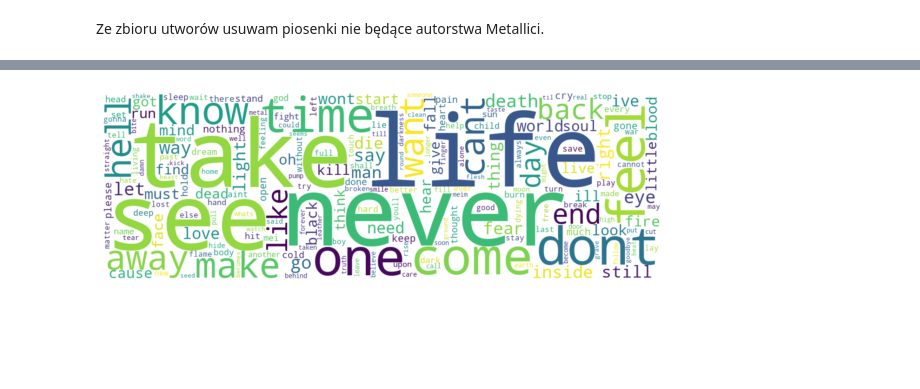
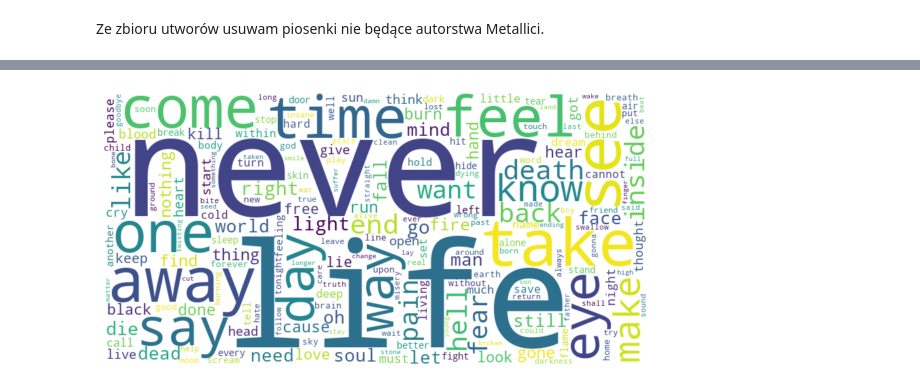
Before and after one commit to WickedSero/text_mining_metallica_lyrics_nlp, a Jupyter notebook: Text mining - projekt.ipynb, the cells around one changed output, grey strips where cells are left out. Cells and saved outputs as stored; diff of their text form; code cells hidden in the pictures; blank space fills up the shorter version.

```diff
--- a/Text mining - projekt.ipynb
+++ b/Text mining - projekt.ipynb
@@ -221,19 +209,19 @@ words_sorted.head(20)
 # %%
 #tworzy słownik z df
 word_freq = dict(zip(words_sorted['words'], words_sorted['frequency']))
 
 font_path = 'C:/Windows/Fonts/arial.ttf'
 
 # Generowanie chmury słów
-wordcloud = WordCloud(width=1200, height=400, background_color='white').generate_from_frequencies(word_freq)
+wordcloud = WordCloud(width=800, height=400, background_color='white').generate_from_frequencies(word_freq)
 
 # Wyświetlenie chmury słów
 plt.figure(figsize=(10, 5))
 plt.imshow(wordcloud, interpolation='bilinear')
 plt.axis('off')
 plt.show()
 # %% [output]
-[figure, old version]
+[figure, new version]
 # %%
 def words_stats(df,main_df):
     unique_words = []
```
Also changed, not shown: parts of 12 cells of this notebook.
